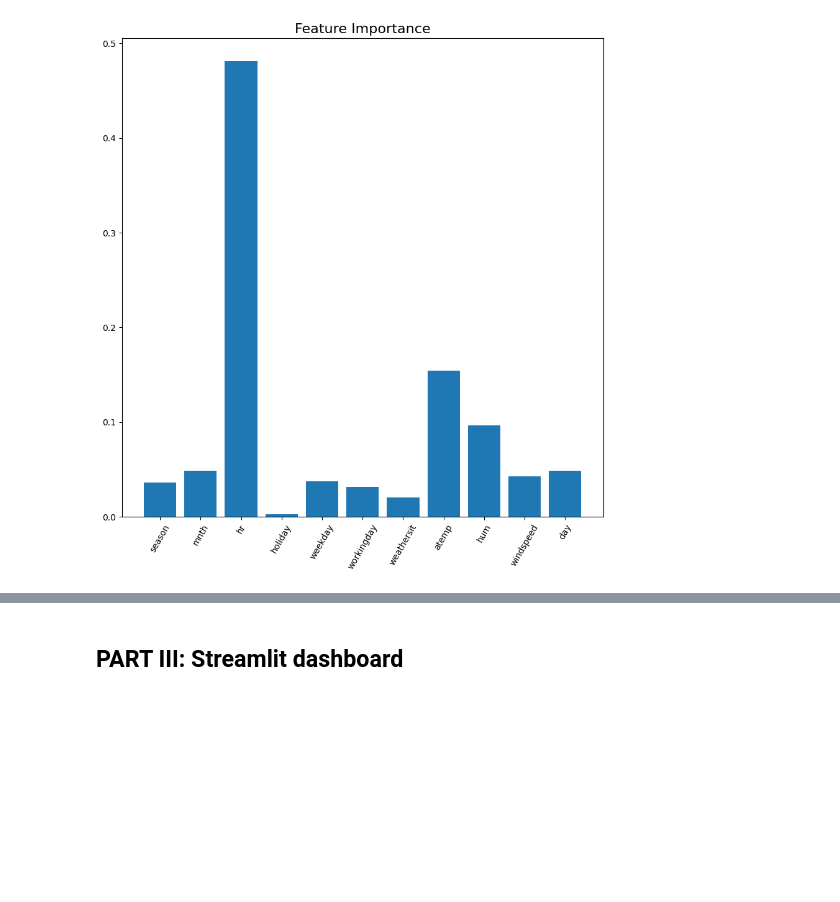
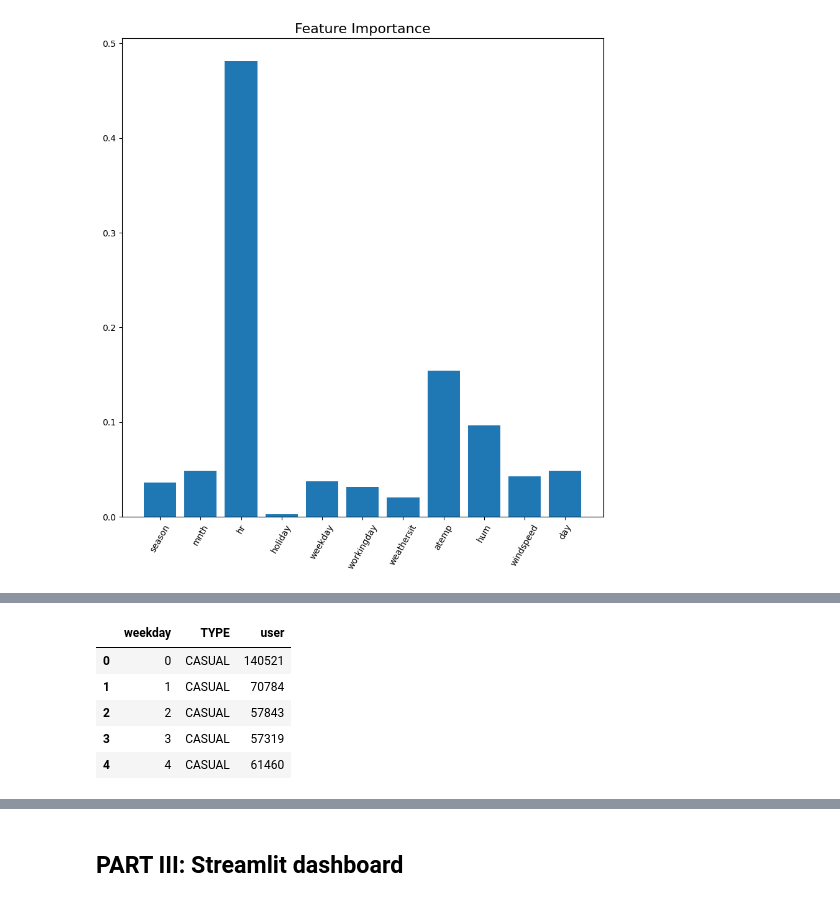
Before and after one commit to badek23/BikeRentalPredictions, a Jupyter notebook: EDA and Model Creation.ipynb, the cells around one changed output, grey strips where cells are left out. Saved outputs shown, nothing was run; the diff lists cells and outputs as text; code cells hidden in the pictures; blank space fills up the shorter version.

```diff
--- a/EDA and Model Creation.ipynb
+++ b/EDA and Model Creation.ipynb
@@ -248,0 +260,13 @@ plt.show()
+# %%
+week_cas = data.groupby('weekday')[['casual']].sum().reset_index()
+week_cas['TYPE'] = 'CASUAL'
+week_cas['user'] = week_cas['casual']
+week_cas = week_cas.drop('casual',axis=1)
+week_cas.head()
+# %% [output]
+|  | weekday | TYPE | user |
+| 0 | 0 | CASUAL | 140521 |
+| 1 | 1 | CASUAL | 70784 |
+| 2 | 2 | CASUAL | 57843 |
+| 3 | 3 | CASUAL | 57319 |
+| 4 | 4 | CASUAL | 61460 |
```
Also changed, not shown: parts of 9 cells of this notebook, 2 other files.
